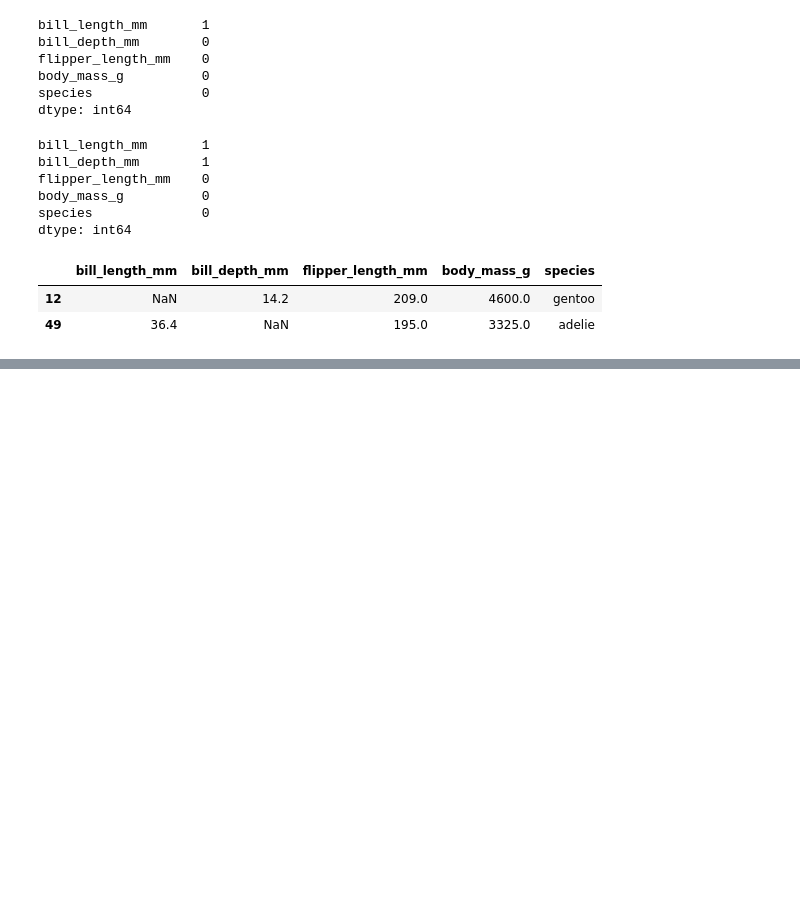
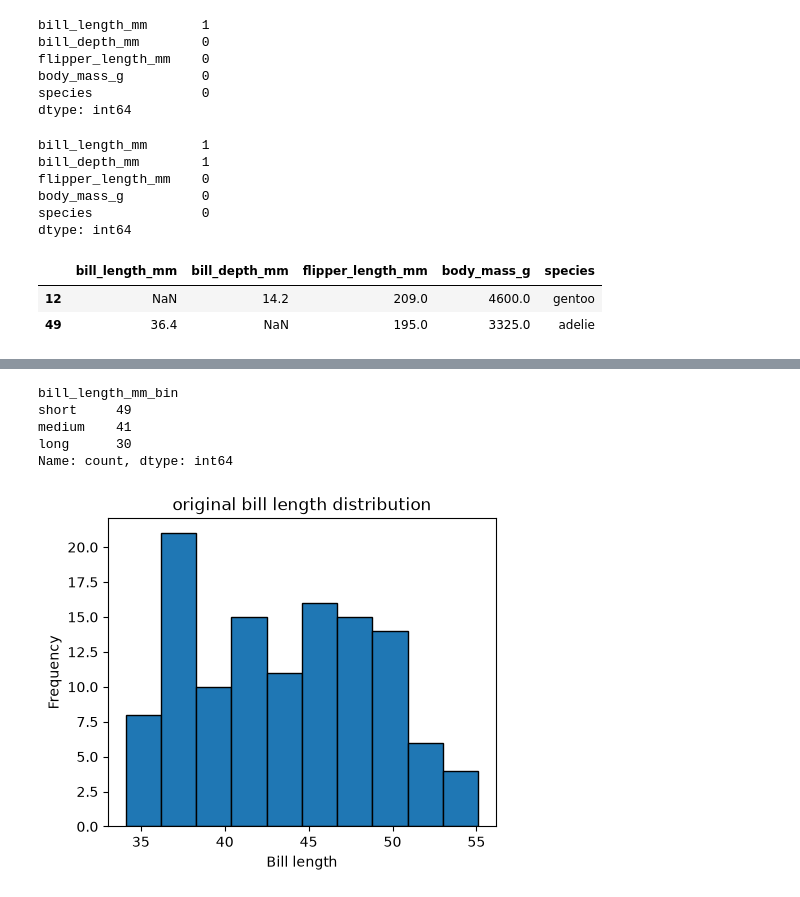
Before and after one commit to Hydn17/COMP3340-A1, a Jupyter notebook: AssignmentCodeA1.ipynb, the cells around one changed output, grey strips where cells are left out. Cells and saved outputs as stored; diff of their text form; code cells hidden in the pictures; blank space fills up the shorter version.

```diff
--- a/AssignmentCodeA1.ipynb
+++ b/AssignmentCodeA1.ipynb
@@ -152,0 +168,18 @@ Name: count, dtype: int64
+# %%
+dfbin["bill_length_mm_bin"].value_counts().sort_index()
+# %% [output]
+bill_length_mm_bin
+short     49
+medium    41
+long      30
+Name: count, dtype: int64
+# %%
+# Your code here
+plt.figure(figsize=(5,4))
+plt.hist(df["bill_length_mm"], bins=10, edgecolor="black")
+plt.xlabel("Bill length")
+plt.ylabel("Frequency")
+plt.title("original bill length distribution")
+plt.show()
+# %% [output]
+[figure, added]
```
Also changed, not shown: parts of 13 cells of this notebook.
